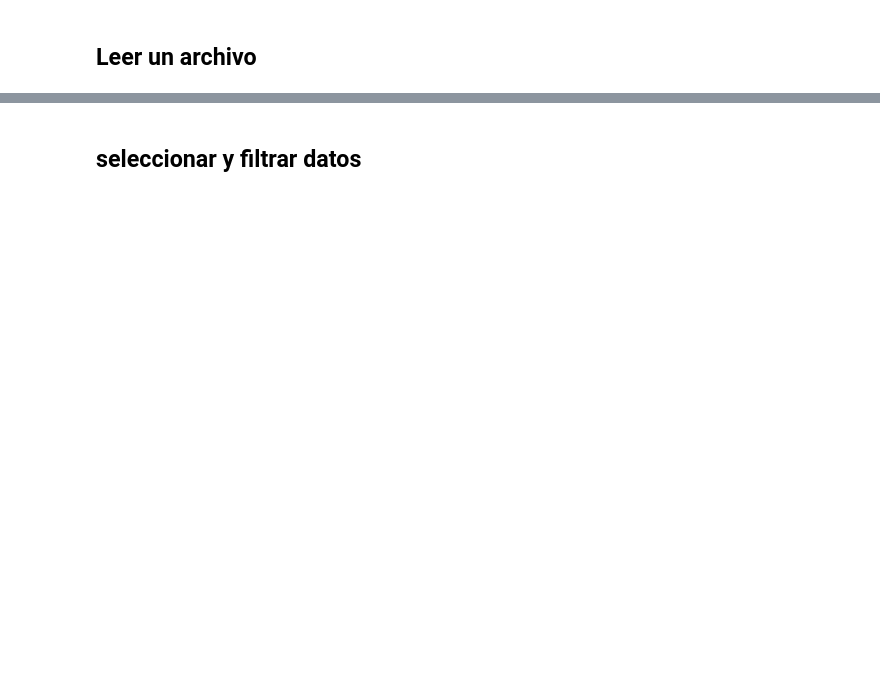
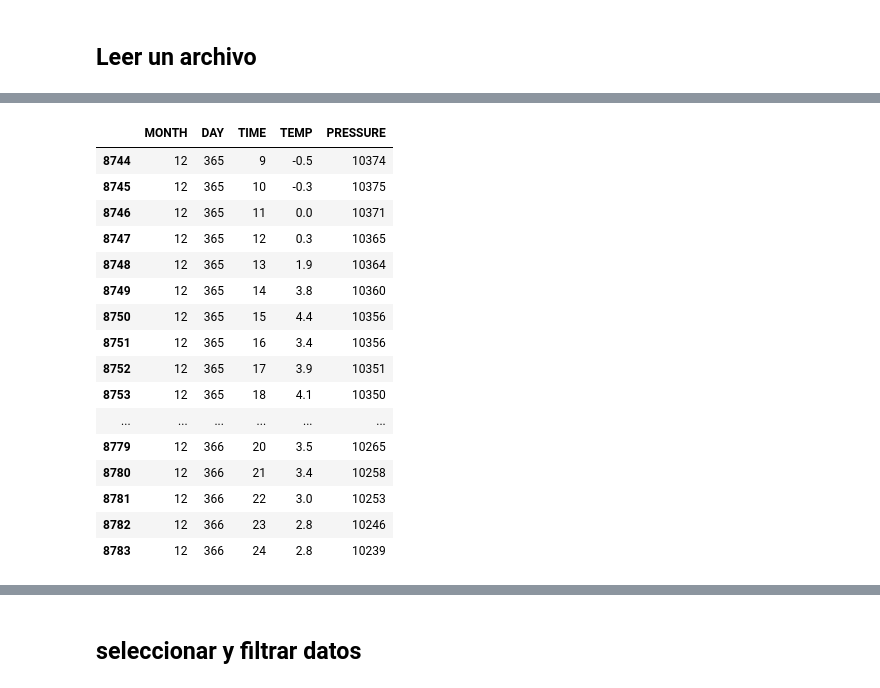
Before and after one commit to jhovannycanas/workshop_gesis, a Jupyter notebook: Pandas basicos.ipynb, the cells around one changed output, grey strips where cells are left out. Saved outputs shown, nothing was run; the diff lists cells and outputs as text; code cells hidden in the pictures; blank space fills up the shorter version.

```diff
--- a/Pandas basicos.ipynb
+++ b/Pandas basicos.ipynb
@@ -16,4 +68,22 @@ df.head()
 # %%
-df.tail()
+df.tail(40)
+# %% [output]
+|  | MONTH | DAY | TIME | TEMP | PRESSURE |
+| 8744 | 12 | 365 | 9 | -0.5 | 10374 |
+| 8745 | 12 | 365 | 10 | -0.3 | 10375 |
+| 8746 | 12 | 365 | 11 | 0.0 | 10371 |
+| 8747 | 12 | 365 | 12 | 0.3 | 10365 |
+| 8748 | 12 | 365 | 13 | 1.9 | 10364 |
+| 8749 | 12 | 365 | 14 | 3.8 | 10360 |
+| 8750 | 12 | 365 | 15 | 4.4 | 10356 |
+| 8751 | 12 | 365 | 16 | 3.4 | 10356 |
+| 8752 | 12 | 365 | 17 | 3.9 | 10351 |
+| 8753 | 12 | 365 | 18 | 4.1 | 10350 |
+| ... | ... | ... | ... | ... | ... |
+| 8779 | 12 | 366 | 20 | 3.5 | 10265 |
+| 8780 | 12 | 366 | 21 | 3.4 | 10258 |
+| 8781 | 12 | 366 | 22 | 3.0 | 10253 |
+| 8782 | 12 | 366 | 23 | 2.8 | 10246 |
+| 8783 | 12 | 366 | 24 | 2.8 | 10239 |
 # %%
 df.describe()
```
Also changed, not shown: parts of 22 cells of this notebook, 1 other file.
